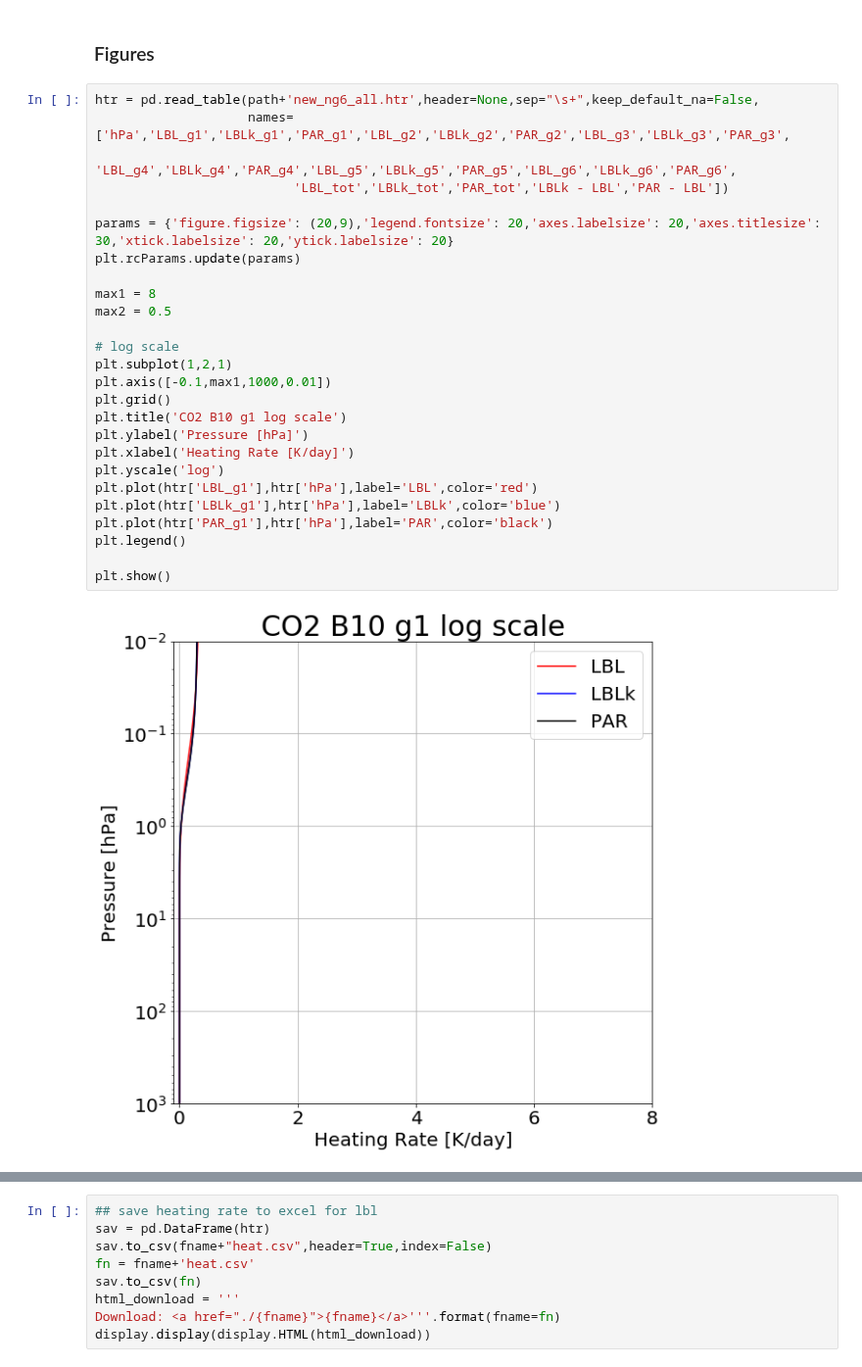
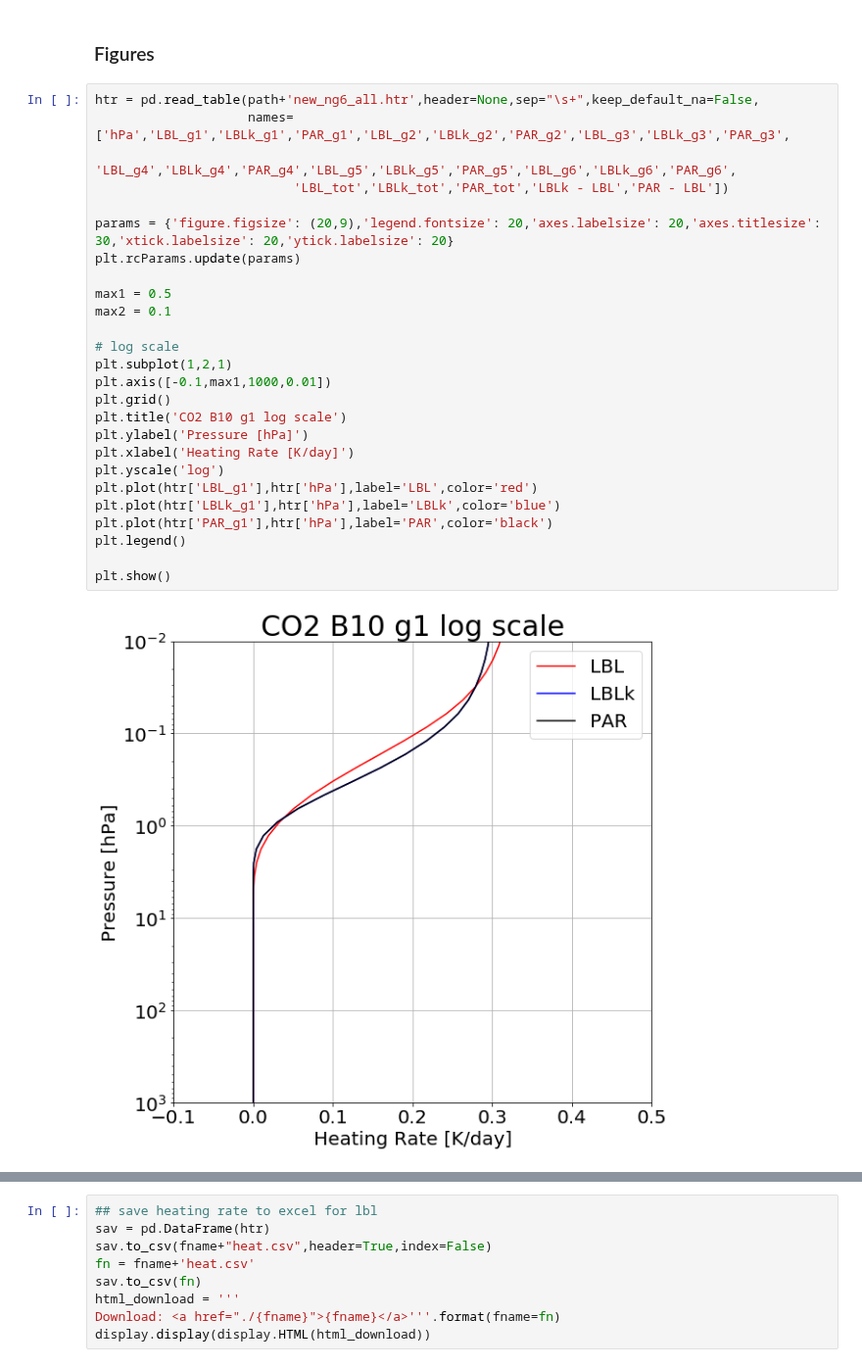
Before and after one commit to kimbuyo/Radiation_SW, a Jupyter notebook: Param/CO2/B10/190213_Result/CO2x2/CO2_B10_cosz0.2_trp75_x2_result.ipynb, the cells around one changed output, grey strips where cells are left out. Shown at 98% size. Drawn from its saved outputs; the diff is of its cells as text.

```diff
--- a/Param/CO2/B10/190213_Result/CO2x2/CO2_B10_cosz0.2_trp75_x2_result.ipynb
+++ b/Param/CO2/B10/190213_Result/CO2x2/CO2_B10_cosz0.2_trp75_x2_result.ipynb
@@ -71,31 +71,31 @@ Download: CO2_B10_cosz0.2_trp75_x2_flux.csv
 # %%
 htr = pd.read_table(path+'new_ng6_all.htr',header=None,sep="\s+",keep_default_na=False,
                     names=['hPa','LBL_g1','LBLk_g1','PAR_g1','LBL_g2','LBLk_g2','PAR_g2','LBL_g3','LBLk_g3','PAR_g3',
                           'LBL_g4','LBLk_g4','PAR_g4','LBL_g5','LBLk_g5','PAR_g5','LBL_g6','LBLk_g6','PAR_g6',
                           'LBL_tot','LBLk_tot','PAR_tot','LBLk - LBL','PAR - LBL'])
 
 params = {'figure.figsize': (20,9),'legend.fontsize': 20,'axes.labelsize': 20,'axes.titlesize': 30,'xtick.labelsize': 20,'ytick.labelsize': 20}
 plt.rcParams.update(params)
 
-max1 = 8
-max2 = 0.5
+max1 = 0.5
+max2 = 0.1
 
 # log scale
 plt.subplot(1,2,1)
 plt.axis([-0.1,max1,1000,0.01])
 plt.grid()
 plt.title('CO2 B10 g1 log scale')
 plt.ylabel('Pressure [hPa]')
 plt.xlabel('Heating Rate [K/day]')
 plt.yscale('log')
 plt.plot(htr['LBL_g1'],htr['hPa'],label='LBL',color='red')
 plt.plot(htr['LBLk_g1'],htr['hPa'],label='LBLk',color='blue')
 plt.plot(htr['PAR_g1'],htr['hPa'],label='PAR',color='black')
 plt.legend()
 
 plt.show()
 # %% [output]
-[figure, old version]
+[figure, new version]
 # %%
 # linear scale
 plt.subplot(1,2,2)
```
Also changed, not shown: parts of 13 cells of this notebook.
